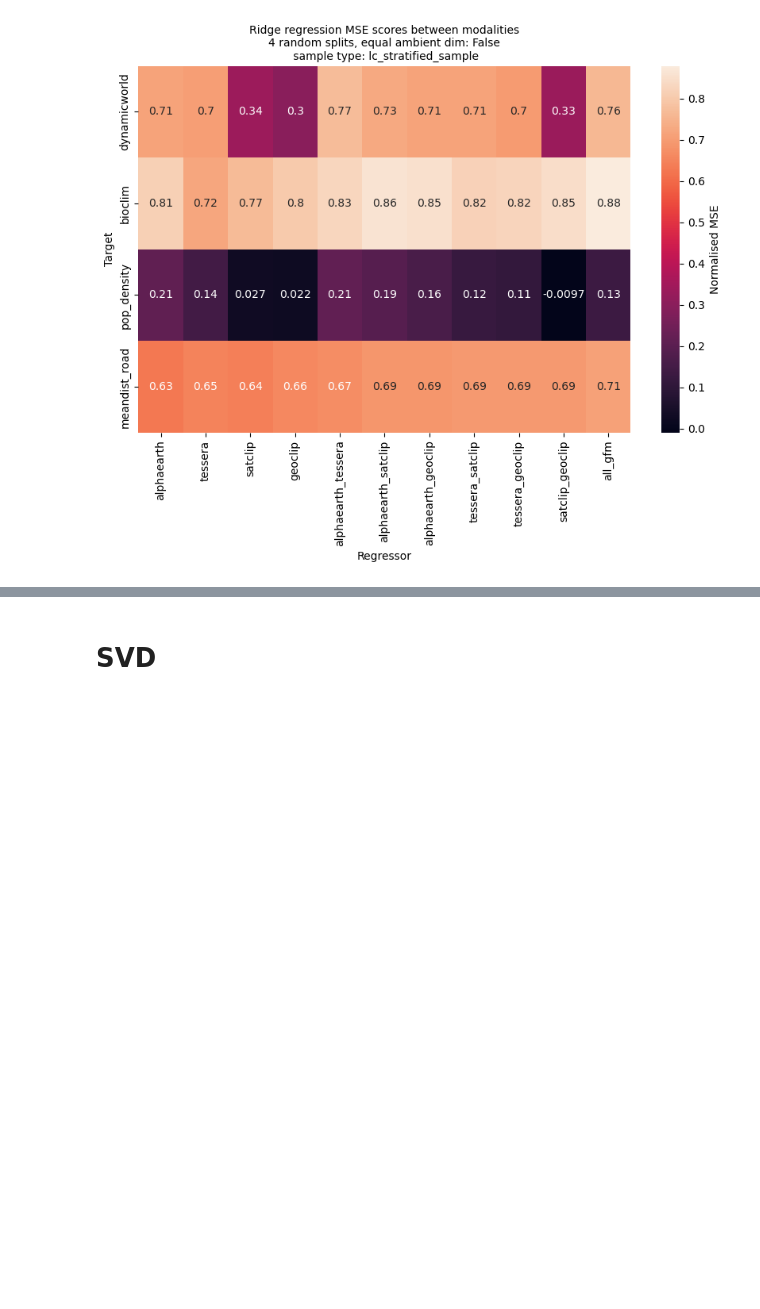
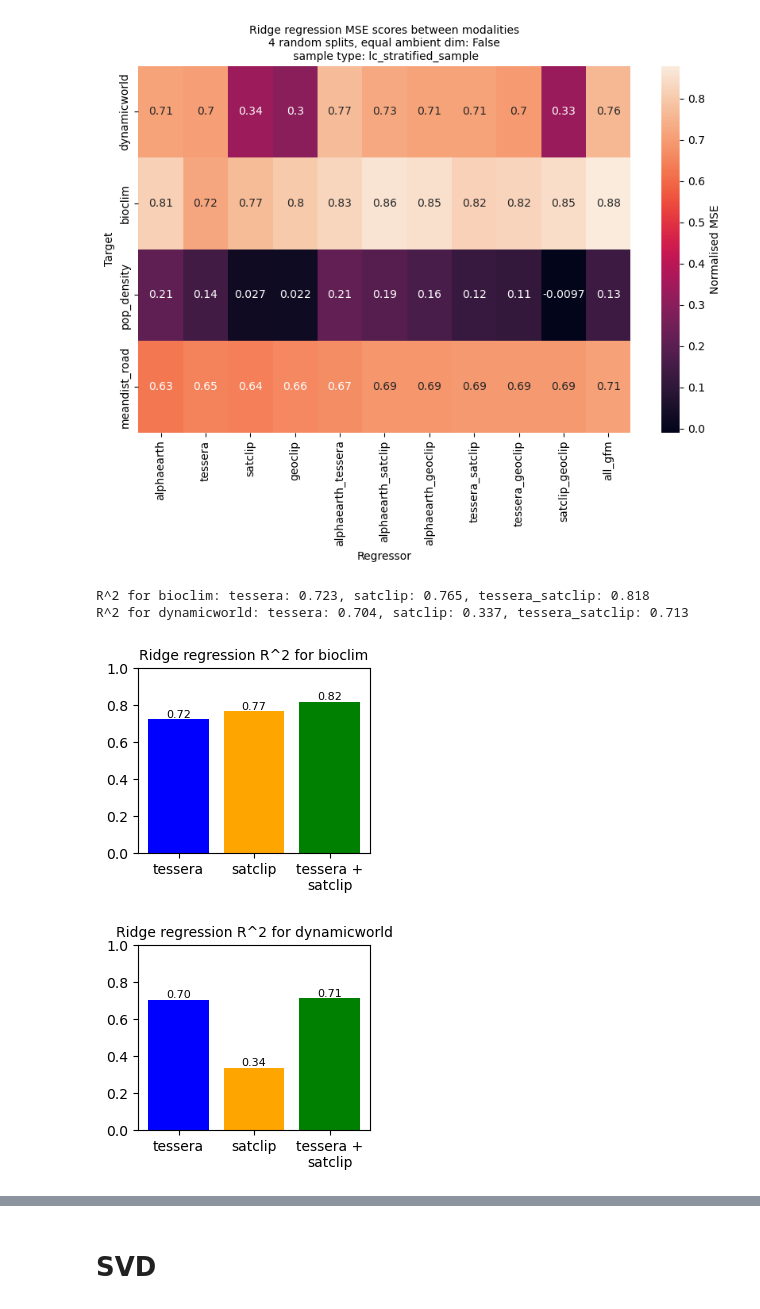
Before and after one commit to WUR-AI/interpret_earth_embeddings, a Jupyter notebook: notebooks/Explain embeddings.ipynb, the cells around one changed output, grey strips where cells are left out. Cells and saved outputs as stored; diff of their text form; code cells hidden in the pictures; blank space fills up the shorter version.

```diff
--- a/notebooks/Explain embeddings.ipynb
+++ b/notebooks/Explain embeddings.ipynb
@@ -179,3 +171,37 @@ Regressor: satclip_geoclip. 10/11
 Regressor: all_gfm. 11/11
 Text(0.5, 1.0, 'Ridge regression MSE scores between modalities\n4 random splits, equal ambient dim: False\n sample type: lc_stratified_sample')
 [figure]
+# %%
+assert len(target_list) == r2_matrix.shape[1] and len(regressor_list) == r2_matrix.shape[0], "Dimensions of r2_matrix do not match number of regressors and targets."
+
+model_1, model_2 = 'tessera', 'satclip'
+tasks_plot = ['bioclim', 'dynamicworld']
+models_plot = [model_1, model_2]
+if f'{model_1}_{model_2}' in regressor_list:
+    models_plot.append(f'{model_1}_{model_2}')
+else:
+    models_plot.append(f'{model_2}_{model_1}')  ## add the pair in the order it appears in regressor_list
+
+fig, ax = plt.subplots(2, 1, figsize=(3, 6), gridspec_kw={'hspace': 0.5})
+
+for t in tasks_plot:
+    idx_t = target_list.index(t)
+    r2_model_1 = r2_matrix[regressor_list.index(model_1), idx_t]
+    r2_model_2 = r2_matrix[regressor_list.index(model_2), idx_t]
+    r2_model_pair = r2_matrix[regressor_list.index(f'{model_1}_{model_2}'), idx_t]
+    print(f"R^2 for {t}: {model_1}: {r2_model_1:.3f}, {model_2}: {r2_model_2:.3f}, {model_1}_{model_2}: {r2_model_pair:.3f}")
+
+    ## bar plot:
+    names_plot = [x.replace('_', ' +\n') for x in models_plot]
+    ax[tasks_plot.index(t)].bar(names_plot, [r2_model_1, r2_model_2, r2_model_pair], color=['blue', 'orange', 'green'])
+    for i, v in enumerate([r2_model_1, r2_model_2, r2_model_pair]):
+        ax[tasks_plot.index(t)].text(i, v + 0.01, f"{v:.2f}", ha='center', fontsize=8)
+    ax[tasks_plot.index(t)].set_ylim(0, 1)
+    ax[tasks_plot.index(t)].set_title(f'Ridge regression R^2 for {t}', fontsize=10)
+
+# r2_matrix
+# target_list
+# %% [output]
+R^2 for bioclim: tessera: 0.723, satclip: 0.765, tessera_satclip: 0.818
+R^2 for dynamicworld: tessera: 0.704, satclip: 0.337, tessera_satclip: 0.713
+[figure, added]
```
Also changed, not shown: parts of 10 cells of this notebook, 2 other files.
